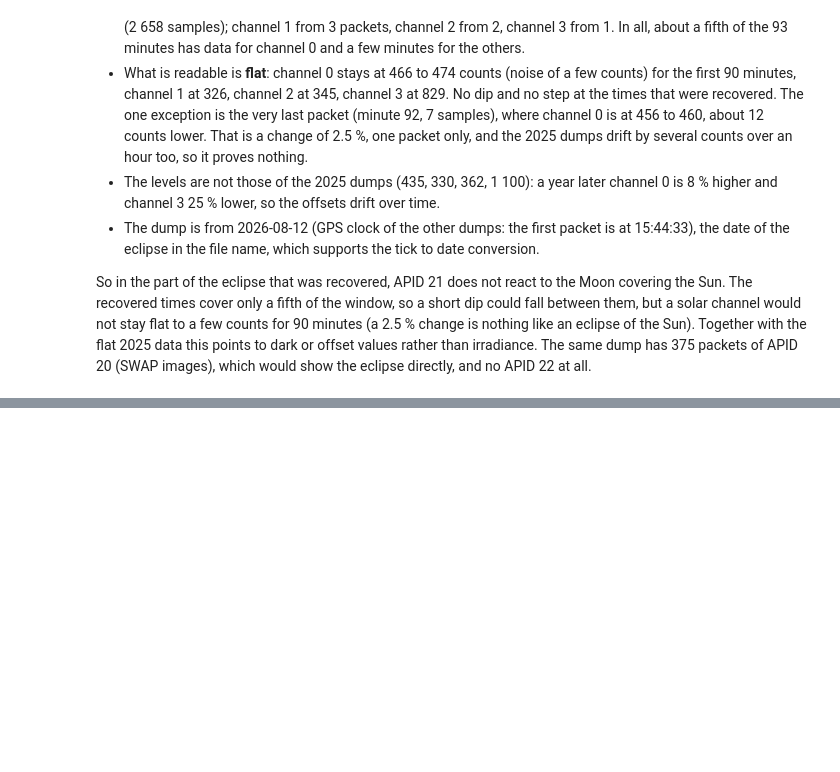
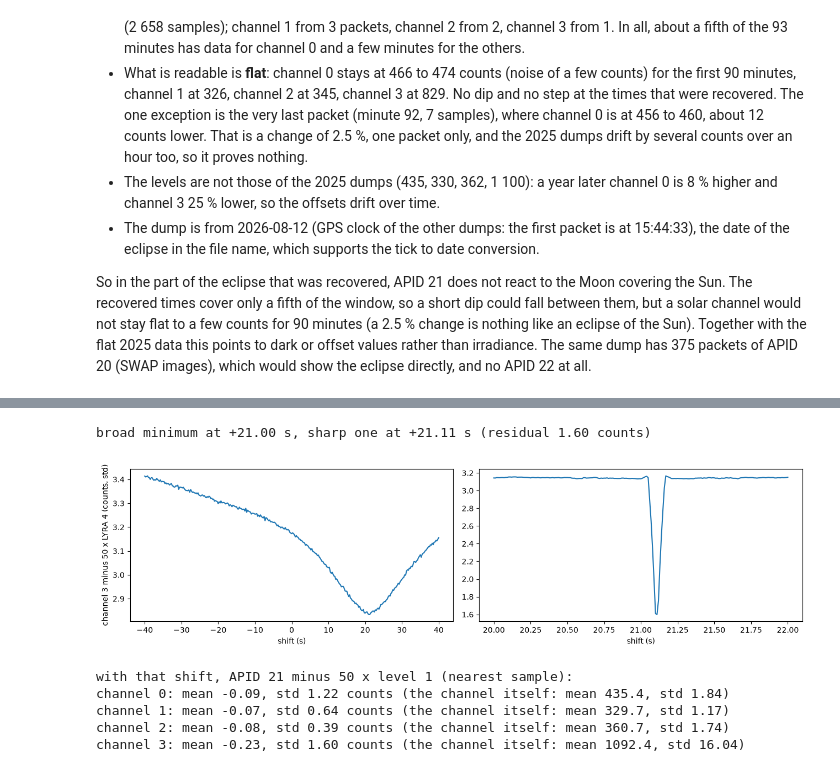
Before and after one commit to BUSH222/proba-2_gif_generator, a Jupyter notebook: APID_21.ipynb, the cells around one changed output, grey strips where cells are left out. Cells and saved outputs as stored; diff of their text form; code cells hidden in the pictures; blank space fills up the shorter version.

```diff
--- a/APID_21.ipynb
+++ b/APID_21.ipynb
@@ -589,0 +604,10 @@ would be in packets of other APIDs (see the 4 packets that are different, and AP
+# %%
+LYRA_DIR = Path("lyra")
+LYRA_DAY = ("2026-08-12", "2026-08-12 23:59")
+
+found = Fido.search(a.Time(*LYRA_DAY), a.Instrument.lyra, a.Level(2))
+files = Fido.fetch(found, path=str(LYRA_DIR / "{file}"), progress=False)  # a file that is already there is kept
+# the FITS columns are big-endian, which the reductions of pandas refuse
+lyra = TimeSeries(files).to_dataframe().astype("float64")
+print(f"{len(lyra)} LYRA samples, {lyra.index[0]} to {lyra.index[-1]}")
+print(lyra.columns.tolist())
@@ -589,0 +812,8 @@ would be in packets of other APIDs (see the 4 packets that are different, and AP
+# %%
+for channel in range(CHANNELS):
+    khz = np.interp(times, level1_seconds, level1_khz[channel])
+    slope, offset = np.polyfit(khz, counts[channel], 1)
+    print(
+        f"channel {channel} ~ LYRA {channel + 1}: r = {np.corrcoef(khz, counts[channel])[0, 1]:.3f}, "
+        f"slope {slope:.1f} counts per kHz, offset {offset:+.1f}"
+    )
@@ -589,0 +833,44 @@ would be in packets of other APIDs (see the 4 packets that are different, and AP
+# %%
+def nearest(shift: float, channel: int) -> np.ndarray:
+    """50 times the level 1 sample nearest to each APID 21 sample, with LYRA shifted by `shift` seconds."""
+    wanted = times - shift
+    index = np.clip(np.searchsorted(level1_seconds, wanted), 1, len(level1_seconds) - 1)
+    index -= np.abs(level1_seconds[index - 1] - wanted) < np.abs(level1_seconds[index] - wanted)
+    return COUNTS_PER_KHZ * level1_khz[channel][index]
+
+
+coarse = np.arange(-40, 40.01, 0.25)
+spread = [
+    (counts[3] - COUNTS_PER_KHZ * np.interp(times - shift, level1_seconds, level1_khz[3])).std() for shift in coarse
+]
+rough = coarse[np.argmin(spread)]
+fine = np.arange(rough - 1, rough + 1.001, 0.01)
+spread_fine = [(counts[3] - nearest(shift, 3)).std() for shift in fine]
+SHIFT = float(fine[np.argmin(spread_fine)])
+print(f"broad minimum at {rough:+.2f} s, sharp one at {SHIFT:+.2f} s (residual {min(spread_fine):.2f} counts)")
+
+fig, (broad_ax, sharp_ax) = plt.subplots(1, 2, figsize=(13, 3.5))
+broad_ax.plot(coarse, spread)
+broad_ax.set_xlabel("shift (s)")
+broad_ax.set_ylabel("channel 3 minus 50 x LYRA 4 (counts, std)")
+sharp_ax.plot(fine, spread_fine)
+sharp_ax.set_xlabel("shift (s)")
+fig.tight_layout()
+plt.show()
+
+print()
+print("with that shift, APID 21 minus 50 x level 1 (nearest sample):")
+for channel in range(CHANNELS):
+    difference = counts[channel] - nearest(SHIFT, channel)
+    print(
+        f"channel {channel}: mean {difference.mean():+.2f}, std {difference.std():.2f} counts "
+        f"(the channel itself: mean {counts[channel].mean():.1f}, std {counts[channel].std():.2f})"
+    )
+# %% [output]
+broad minimum at +21.00 s, sharp one at +21.11 s (residual 1.60 counts)
+[figure, added]
+with that shift, APID 21 minus 50 x level 1 (nearest sample):
+channel 0: mean -0.09, std 1.22 counts (the channel itself: mean 435.4, std 1.84)
+channel 1: mean -0.07, std 0.64 counts (the channel itself: mean 329.7, std 1.17)
+channel 2: mean -0.08, std 0.39 counts (the channel itself: mean 360.7, std 1.74)
+channel 3: mean -0.23, std 1.60 counts (the channel itself: mean 1092.4, std 16.04)
```
Also changed, not shown: parts of 26 cells of this notebook, 4 other files.
